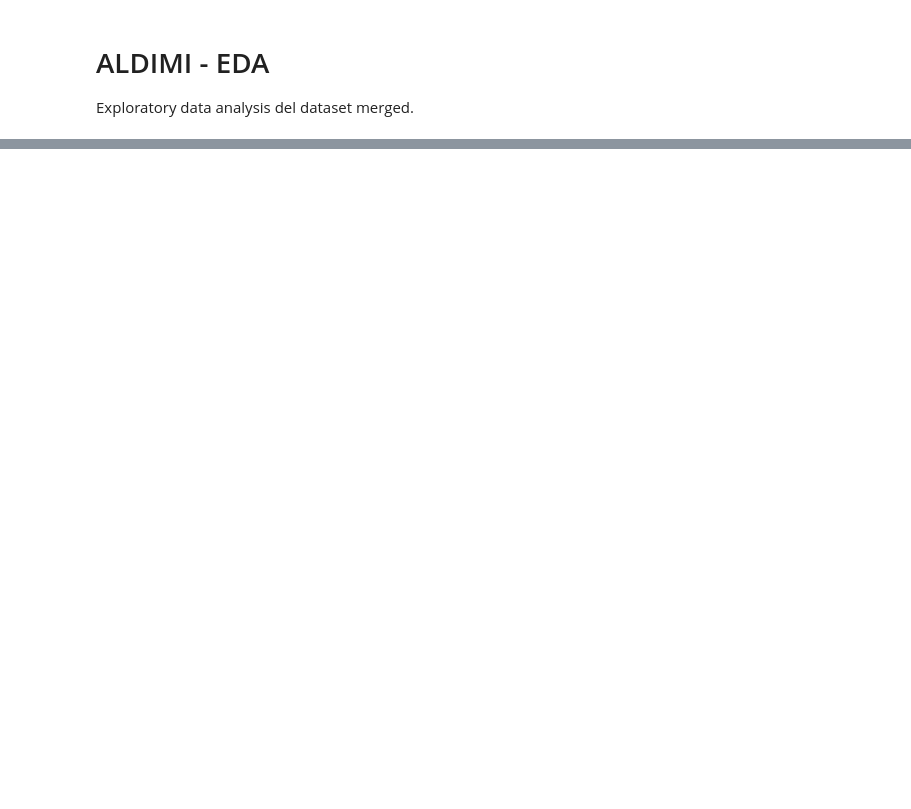
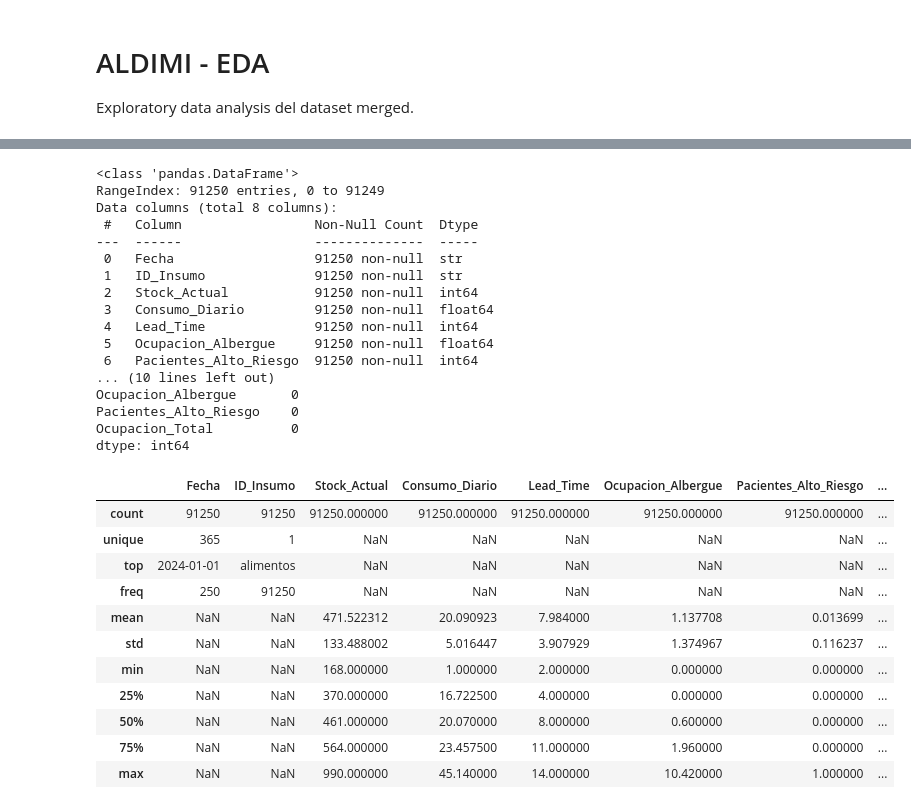
Before and after one commit to SebasUPC/Machine-learning, a Jupyter notebook: src/03_eda.ipynb, the cells around one changed output, grey strips where cells are left out. Saved outputs shown, nothing was run; the diff lists cells and outputs as text; code cells hidden in the pictures; blank space fills up the shorter version.

Commit message:
EDA actualizado con el nuevo data set

```diff
--- a/src/03_eda.ipynb
+++ b/src/03_eda.ipynb
@@ -18,9 +26,38 @@ df.head()
 # %%
 print(df.info())
-print('
-Missing values:')
+print('Missing values:')
 print(df.isna().sum())
 df.describe(include='all')
+# %% [output]
+<class 'pandas.DataFrame'>
+RangeIndex: 91250 entries, 0 to 91249
+Data columns (total 8 columns):
+ #   Column                 Non-Null Count  Dtype
+---  ------                 --------------  -----
+ 0   Fecha                  91250 non-null  str
+ 1   ID_Insumo              91250 non-null  str
+ 2   Stock_Actual           91250 non-null  int64
+ 3   Consumo_Diario         91250 non-null  float64
+ 4   Lead_Time              91250 non-null  int64
+ 5   Ocupacion_Albergue     91250 non-null  float64
+ 6   Pacientes_Alto_Riesgo  91250 non-null  int64
+... (10 lines left out)
+Ocupacion_Albergue       0
+Pacientes_Alto_Riesgo    0
+Ocupacion_Total          0
+dtype: int64
+|  | Fecha | ID_Insumo | Stock_Actual | Consumo_Diario | Lead_Time | Ocupacion_Albergue | Pacientes_Alto_Riesgo | ... |
+| count | 91250 | 91250 | 91250.000000 | 91250.000000 | 91250.000000 | 91250.000000 | 91250.000000 | ... |
+| unique | 365 | 1 | NaN | NaN | NaN | NaN | NaN | ... |
+| top | 2024-01-01 | alimentos | NaN | NaN | NaN | NaN | NaN | ... |
+| freq | 250 | 91250 | NaN | NaN | NaN | NaN | NaN | ... |
+| mean | NaN | NaN | 471.522312 | 20.090923 | 7.984000 | 1.137708 | 0.013699 | ... |
+| std | NaN | NaN | 133.488002 | 5.016447 | 3.907929 | 1.374967 | 0.116237 | ... |
+| min | NaN | NaN | 168.000000 | 1.000000 | 2.000000 | 0.000000 | 0.000000 | ... |
+| 25% | NaN | NaN | 370.000000 | 16.722500 | 4.000000 | 0.000000 | 0.000000 | ... |
+| 50% | NaN | NaN | 461.000000 | 20.070000 | 8.000000 | 0.600000 | 0.000000 | ... |
+| 75% | NaN | NaN | 564.000000 | 23.457500 | 11.000000 | 1.960000 | 0.000000 | ... |
+| max | NaN | NaN | 990.000000 | 45.140000 | 14.000000 | 10.420000 | 1.000000 | ... |
 # %%
 numeric = df.select_dtypes(include='number')
 if not numeric.empty:
```
Also changed, not shown: parts of 4 cells of this notebook, 4 other files.
